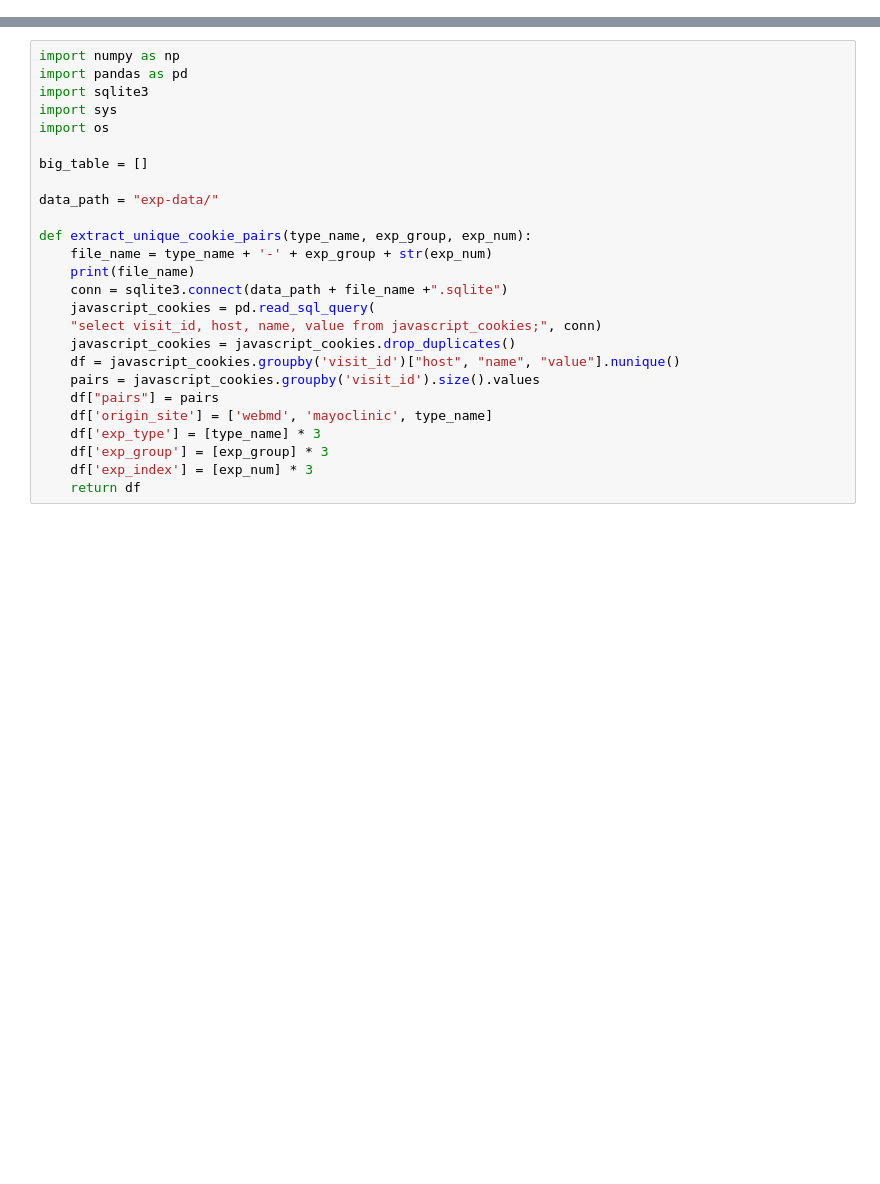
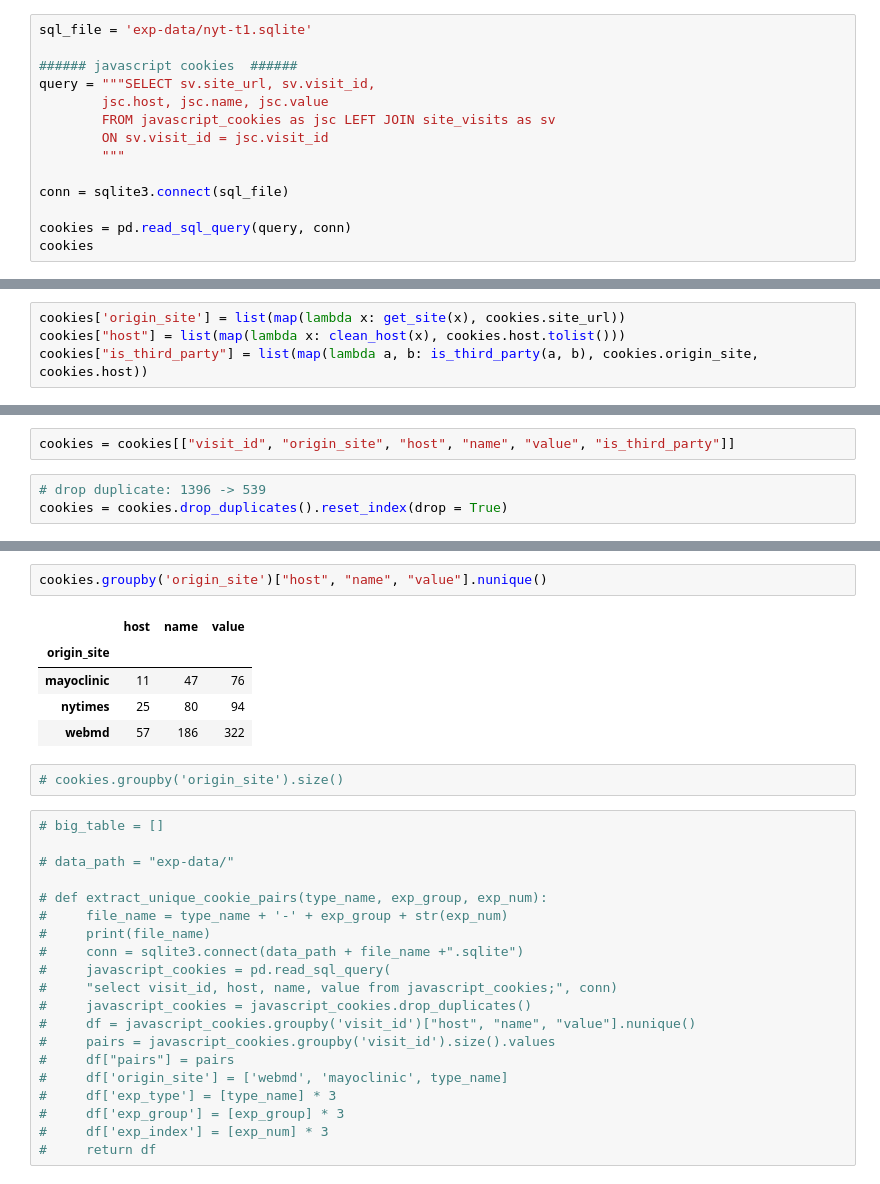
Before and after one commit to Sprinkle612/Cornell-Tech-Spec-Privacy-Fall2020, a Jupyter notebook: distinct_cookies.ipynb, the cells around one changed output, grey strips where cells are left out. Cells and saved outputs as stored; diff of their text form; blank space fills up the shorter version.

Commit message:
update metric 1: distinct cookie

```diff
--- a/cookies_find_pairs.ipynb
+++ b/distinct_cookies.ipynb
@@ -0,0 +18,14 @@
+# %%
+sql_file = 'exp-data/nyt-t1.sqlite'
+
+###### javascript cookies  ######
+query = """SELECT sv.site_url, sv.visit_id,
+        jsc.host, jsc.name, jsc.value
+        FROM javascript_cookies as jsc LEFT JOIN site_visits as sv
+        ON sv.visit_id = jsc.visit_id
+        """
+
+conn = sqlite3.connect(sql_file)
+
+cookies = pd.read_sql_query(query, conn)
+cookies
@@ -0,0 +46,4 @@
+# %%
+cookies['origin_site'] = list(map(lambda x: get_site(x), cookies.site_url))
+cookies["host"] = list(map(lambda x: clean_host(x), cookies.host.tolist()))
+cookies["is_third_party"] = list(map(lambda a, b: is_third_party(a, b), cookies.origin_site, cookies.host))
@@ -0,0 +53,5 @@
+# %%
+cookies = cookies[["visit_id", "origin_site", "host", "name", "value", "is_third_party"]]
+# %%
+# drop duplicate: 1396 -> 539
+cookies = cookies.drop_duplicates().reset_index(drop = True)
@@ -1,27 +88,31 @@
+# %%
+cookies.groupby('origin_site')["host", "name", "value"].nunique()
+# %% [output]
+|  | host | name | value |
+| origin_site |  |  |  |
+| mayoclinic | 11 | 47 | 76 |
+| nytimes | 25 | 80 | 94 |
+| webmd | 57 | 186 | 322 |
+# %%
+# cookies.groupby('origin_site').size()
 # %%
-import numpy as np
-import pandas as pd
-import sqlite3
-import sys
-import os
+# big_table = []
 
-big_table = []
+# data_path = "exp-data/"
 
-data_path = "exp-data/"
-
-def extract_unique_cookie_pairs(type_name, exp_group, exp_num):
-    file_name = type_name + '-' + exp_group + str(exp_num)
-    print(file_name)
-    conn = sqlite3.connect(data_path + file_name +".sqlite")
-    javascript_cookies = pd.read_sql_query(
-    "select visit_id, host, name, value from javascript_cookies;", conn)
-    javascript_cookies = javascript_cookies.drop_duplicates()
-    df = javascript_cookies.groupby('visit_id')["host", "name", "value"].nunique()
-    pairs = javascript_cookies.groupby('visit_id').size().values
-    df["pairs"] = pairs
-    df['origin_site'] = ['webmd', 'mayoclinic', type_name]
-    df['exp_type'] = [type_name] * 3
-    df['exp_group'] = [exp_group] * 3
-    df['exp_index'] = [exp_num] * 3
-    return df
+# def extract_unique_cookie_pairs(type_name, exp_group, exp_num):
+#     file_name = type_name + '-' + exp_group + str(exp_num)
+#     print(file_name)
+#     conn = sqlite3.connect(data_path + file_name +".sqlite")
+#     javascript_cookies = pd.read_sql_query(
+#     "select visit_id, host, name, value from javascript_cookies;", conn)
+#     javascript_cookies = javascript_cookies.drop_duplicates()
+#     df = javascript_cookies.groupby('visit_id')["host", "name", "value"].nunique()
+#     pairs = javascript_cookies.groupby('visit_id').size().values
+#     df["pairs"] = pairs
+#     df['origin_site'] = ['webmd', 'mayoclinic', type_name]
+#     df['exp_type'] = [type_name] * 3
+#     df['exp_group'] = [exp_group] * 3
+#     df['exp_index'] = [exp_num] * 3
+#     return df
 # %%
```
Also changed, not shown: parts of 11 cells of this notebook, 2 other files.
